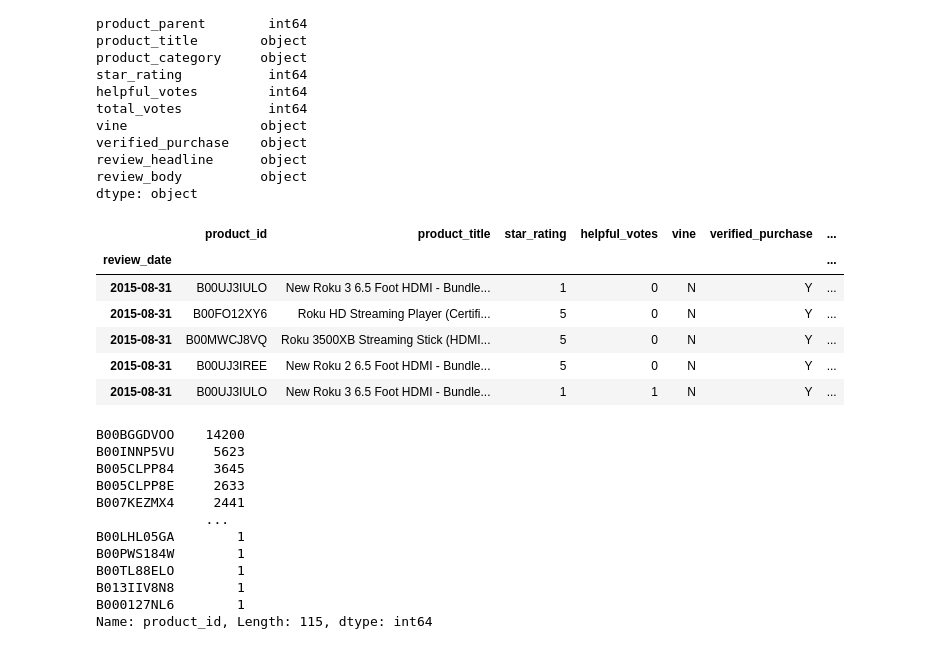
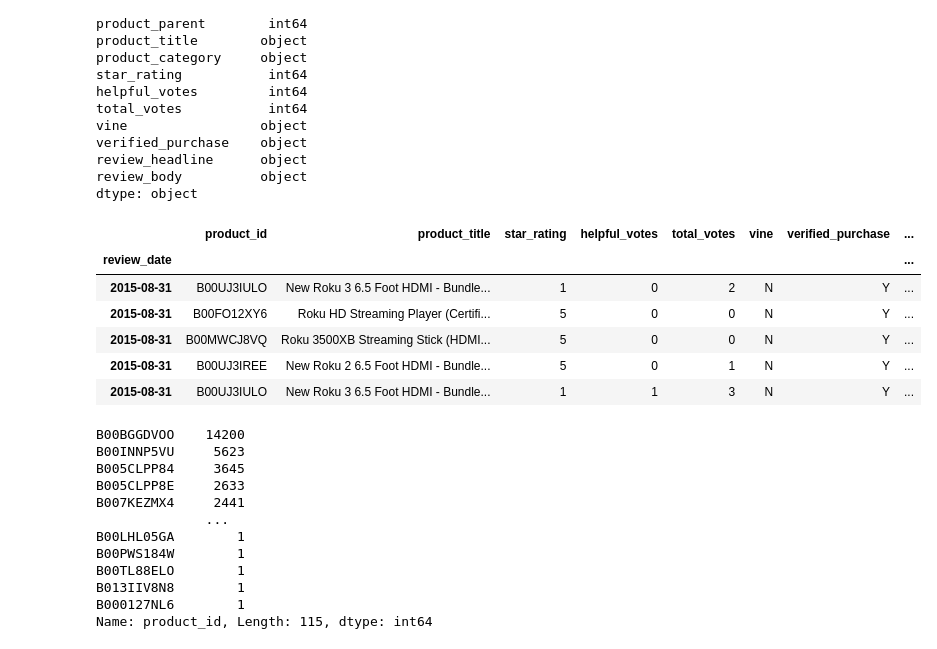
Before and after one commit to Th33na/project-fakers, a Jupyter notebook: project_fakers.ipynb, the cells around one changed output. Drawn from its saved outputs; the diff is of its cells as text; code cells hidden in the pictures.

```diff
--- a/project_fakers.ipynb
+++ b/project_fakers.ipynb
@@ -179,18 +179,18 @@ review_body          object
 dtype: object
 # %%
 # drop columns
-roku_reviews_df.drop(roku_reviews_df.columns[[0, 1, 2, 3, 5, 7, 10]], axis=1, inplace=True)
+roku_reviews_df.drop(roku_reviews_df.columns[[0, 1, 2, 3, 5, 7]], axis=1, inplace=True)
 
 #display
 roku_reviews_df.head()
 # %% [output]
-|  | product_id | product_title | star_rating | helpful_votes | vine | verified_purchase | ... |
-| review_date |  |  |  |  |  |  | ... |
-| 2015-08-31 | B00UJ3IULO | New Roku 3 6.5 Foot HDMI - Bundle... | 1 | 0 | N | Y | ... |
-| 2015-08-31 | B00FO12XY6 | Roku HD Streaming Player (Certifi... | 5 | 0 | N | Y | ... |
-| 2015-08-31 | B00MWCJ8VQ | Roku 3500XB Streaming Stick (HDMI... | 5 | 0 | N | Y | ... |
-| 2015-08-31 | B00UJ3IREE | New Roku 2 6.5 Foot HDMI - Bundle... | 5 | 0 | N | Y | ... |
-| 2015-08-31 | B00UJ3IULO | New Roku 3 6.5 Foot HDMI - Bundle... | 1 | 1 | N | Y | ... |
+|  | product_id | product_title | star_rating | helpful_votes | total_votes | vine | verified_purchase | ... |
+| review_date |  |  |  |  |  |  |  | ... |
+| 2015-08-31 | B00UJ3IULO | New Roku 3 6.5 Foot HDMI - Bundle... | 1 | 0 | 2 | N | Y | ... |
+| 2015-08-31 | B00FO12XY6 | Roku HD Streaming Player (Certifi... | 5 | 0 | 0 | N | Y | ... |
+| 2015-08-31 | B00MWCJ8VQ | Roku 3500XB Streaming Stick (HDMI... | 5 | 0 | 0 | N | Y | ... |
+| 2015-08-31 | B00UJ3IREE | New Roku 2 6.5 Foot HDMI - Bundle... | 5 | 0 | 1 | N | Y | ... |
+| 2015-08-31 | B00UJ3IULO | New Roku 3 6.5 Foot HDMI - Bundle... | 1 | 1 | 3 | N | Y | ... |
 # %%
 # find the count of all unique product_id values in the index
 roku_reviews_df["product_id"].value_counts()
```
Also changed, not shown: parts of 11 cells of this notebook.
